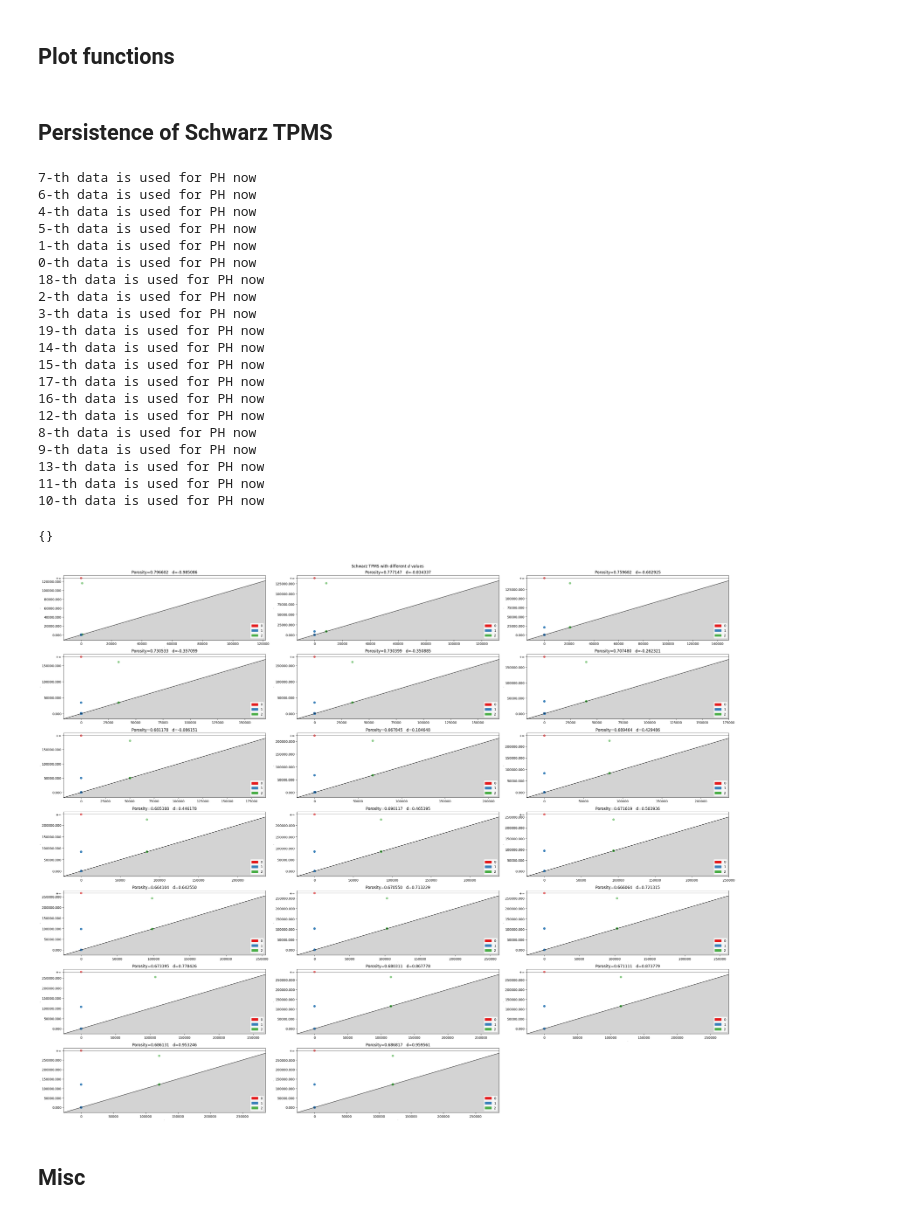
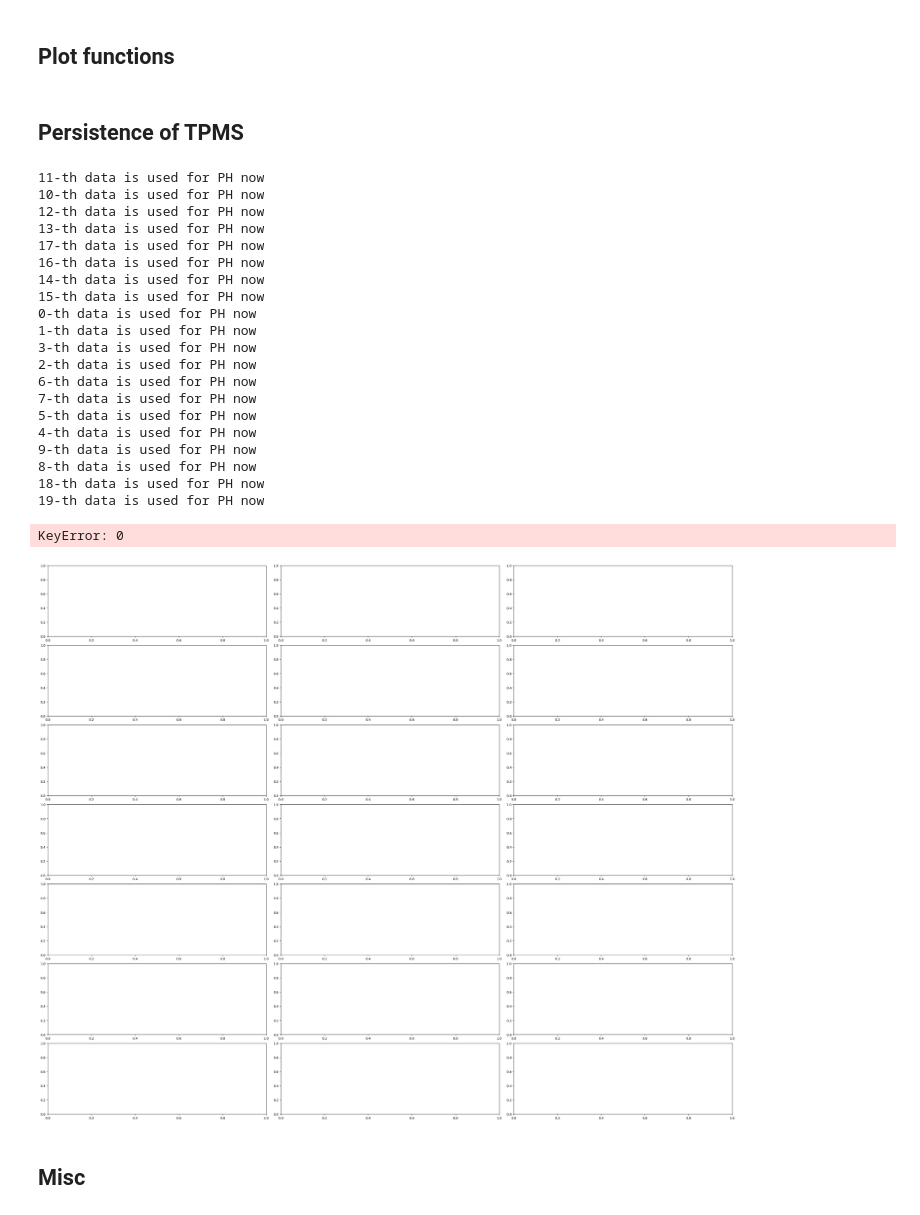
Before and after one commit to Snopoff/Persistent-Homology-of-Triple-Periodic-Minimal-Surfaces, a Jupyter notebook: Persistence.ipynb, the cells around one changed output. Saved outputs shown, nothing was run; the diff lists cells and outputs as text; code cells hidden in the pictures.

Commit message:
played with gyroid and entropy-porosity

```diff
--- a/Persistence.ipynb
+++ b/Persistence.ipynb
@@ -190,7 +190,7 @@ def gudhi_dgm_to_giotto(dgm):
     giotto_dgm[:,:-1] = birth_death_info
     return giotto_dgm
 # %% [markdown]
-## Persistence of Schwarz TPMS
+## Persistence of TPMS
 # %%
 Vectorizer=Landscape(num_landscapes=2,resolution=10)
 Scalarizer = Entropy()
@@ -205,7 +205,7 @@ dgms_2 = {}
 entropies_1 = {}
 entropies_2 = {}
 
-for i, pc in pointcloud_dict_Schwarz.items():
+for i, pc in pointcloud_dict_Gyroid.items():#pointcloud_dict_Schwarz.items():
     print(f"{i}-th data is used for PH now")
     ac = gd.AlphaComplex(points=pc)
     stree = ac.create_simplex_tree()
@@ -219,44 +219,41 @@ for i, pc in pointcloud_dict_Schwarz.items():
     #dgms_1[i] = stree.persistence_intervals_in_dimension(1)
     #dgms_2[i] = stree.persistence_intervals_in_dimension(2)
 # %% [output]
-7-th data is used for PH now
-6-th data is used for PH now
-4-th data is used for PH now
-5-th data is used for PH now
-1-th data is used for PH now
-0-th data is used for PH now
-18-th data is used for PH now
-2-th data is used for PH now
-3-th data is used for PH now
-19-th data is used for PH now
+11-th data is used for PH now
+10-th data is used for PH now
+12-th data is used for PH now
+13-th data is used for PH now
+17-th data is used for PH now
+16-th data is used for PH now
 14-th data is used for PH now
 15-th data is used for PH now
-17-th data is used for PH now
-16-th data is used for PH now
-12-th data is used for PH now
+0-th data is used for PH now
+1-th data is used for PH now
+3-th data is used for PH now
+2-th data is used for PH now
+6-th data is used for PH now
+7-th data is used for PH now
+5-th data is used for PH now
+4-th data is used for PH now
+9-th data is used for PH now
 8-th data is used for PH now
-9-th data is used for PH now
-13-th data is used for PH now
-11-th data is used for PH now
-10-th data is used for PH now
+18-th data is used for PH now
+19-th data is used for PH now
-# %%
-vectorized_dgms_0
-# %% [output]
-{}
 # %%
 fig, axes = plt.subplots(figsize=(30,24), ncols=3, nrows=7, constrained_layout=True)
 axes = axes.flatten()
 for i in range(SIZE):
     gd.plot_persistence_diagram(dgms[i], axes=axes[i], fontsize=0)
-    axes[i].set_title(f"Porosity={porosity_df['porosity_Schwarz_p'][i]:f}   d={porosity_df['d_param'][i]:f}")
+    axes[i].set_title(f"Porosity={porosity_df['porosity_Gyroid'][i]:f}   d={porosity_df['d_param'][i]:f}")
 
 [fig.delaxes(ax) for ax in axes.flatten() if not ax.has_data()]
 
-fig.suptitle('Schwarz TPMS with different $d$ values')
-fig.savefig('Schwarz_pd_per_porosity_size_10.png')
+fig.suptitle('Gyroid TPMS with different $d$ values')
+fig.savefig('Gyroid_pd_full.png')
 plt.show()
 # %% [output]
+KeyError: 0
-[figure, old version]
+[figure, new version]
 # %% [markdown]
 ## Misc
 # %%
```
Also changed, not shown: parts of 14 cells of this notebook, 1 other file.
